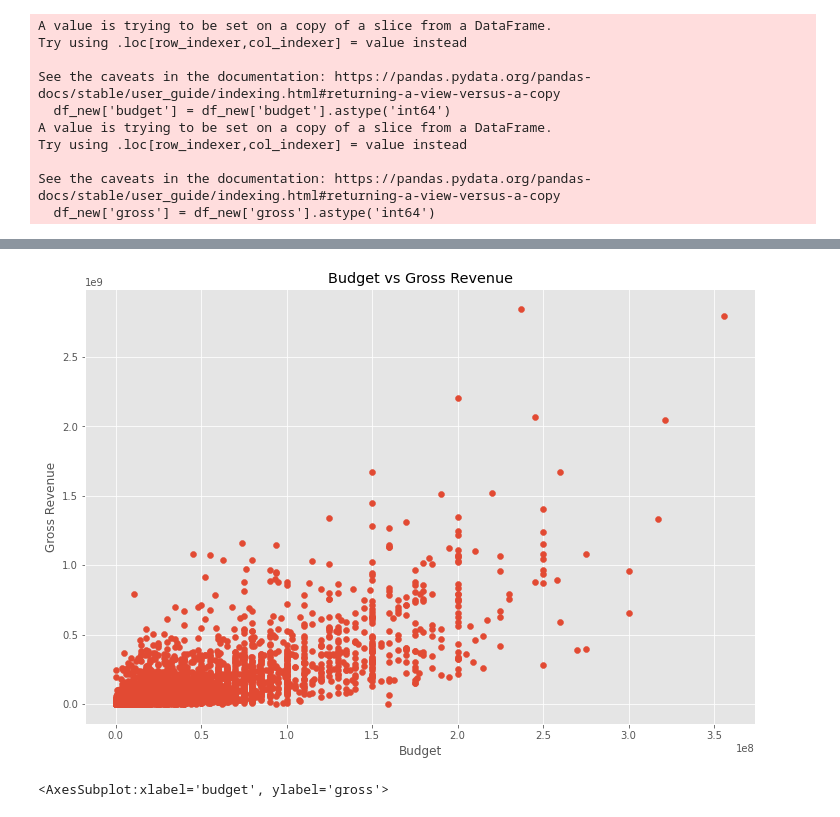
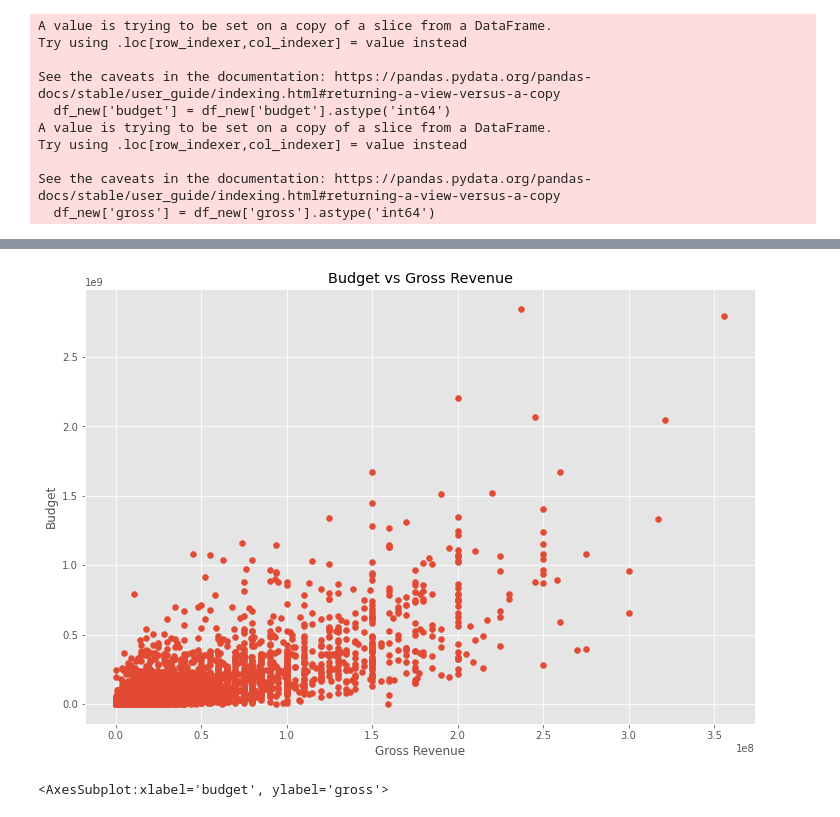
Before and after one commit to nikiniks777/Portfolio-Projects, a Jupyter notebook: movie_correlation_project.ipynb, the cells around one changed output, grey strips where cells are left out. Saved outputs shown, nothing was run; the diff lists cells and outputs as text; code cells hidden in the pictures.

```diff
--- a/movie_correlation_project.ipynb
+++ b/movie_correlation_project.ipynb
@@ -16,7 +16,7 @@ matplotlib.rcParams ['figure.figsize'] = (12,8)
 
 #read data
 
-df = pd.read_csv(r"C:\Users\ajumo\OneDrive\Desktop\Correlation in Python\movies.csv")
+df = pd.read_csv(r"C:\Users\ajumo\OneDrive\Desktop\movies.csv")
 
 # cleaning data
 
@@ -170,18 +170,18 @@ Name: company, dtype: object
 # %%
 # finding out correlation between budget and gross revenue
 # build a scatter plot of budget vs gross revenue
 
 plt.scatter(x=df_new['budget'], y=df_new['gross'])
 
 plt.title('Budget vs Gross Revenue')
 
-plt.xlabel('Budget')
+plt.xlabel('Gross Revenue')
 
-plt.ylabel('Gross Revenue')
+plt.ylabel('Budget')
 
 plt.show()
 # %% [output]
-[figure, old version]
+[figure, new version]
 # %%
 # plotting a regression plot using seaborn
 
```
